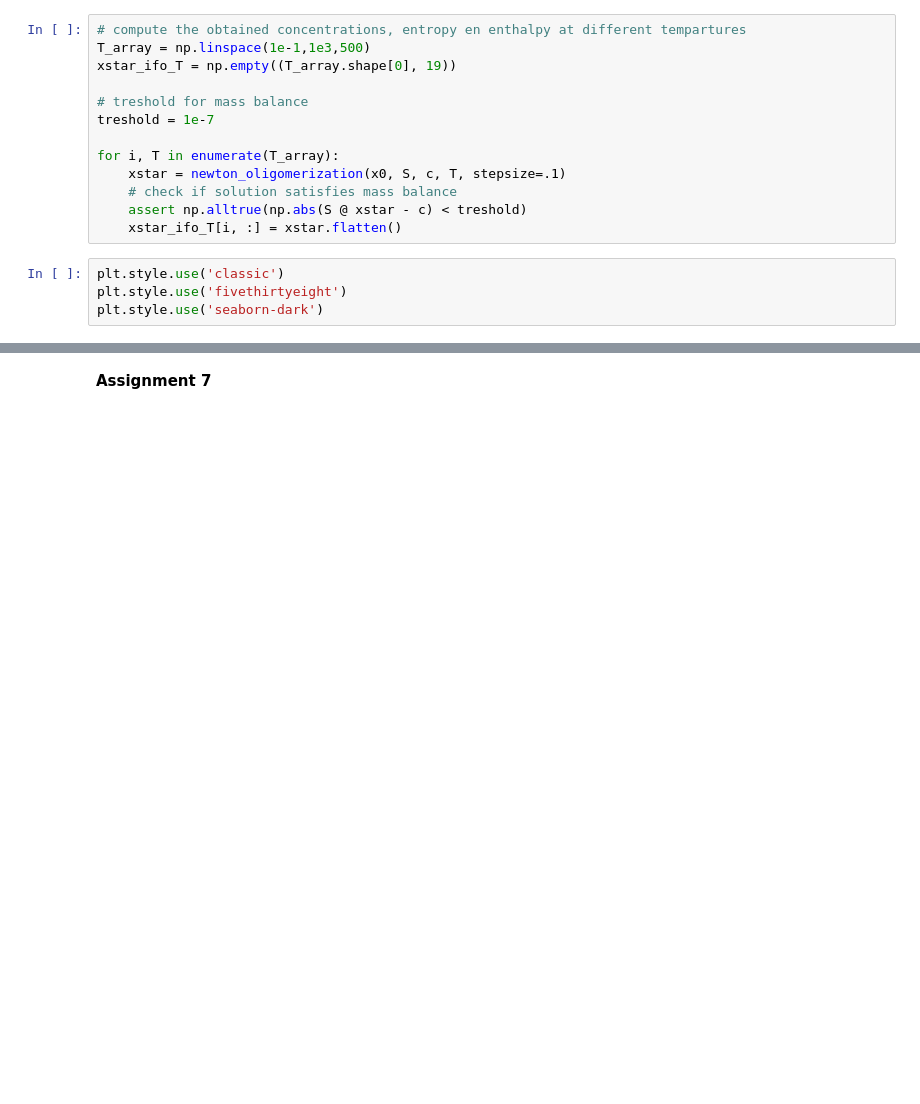
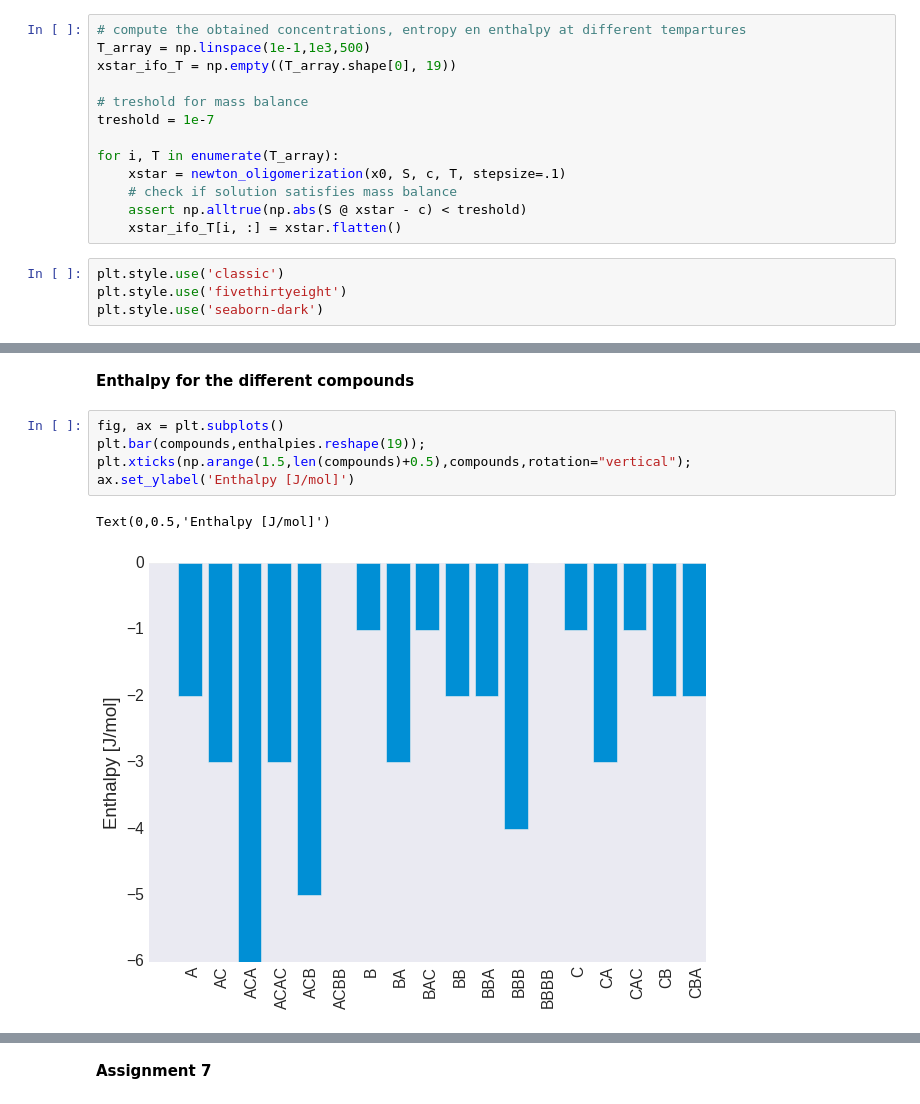
Before and after one commit to Beramos/SelectedTopicsOptimization, a Jupyter notebook: Chapters/04.ProjectConvexOptimization/Project_convex.ipynb, the cells around one changed output, grey strips where cells are left out. Drawn from its saved outputs; the diff is of its cells as text; blank space fills up the shorter version.

```diff
--- a/Chapters/04.ProjectConvexOptimization/Project_convex.ipynb
+++ b/Chapters/04.ProjectConvexOptimization/Project_convex.ipynb
@@ -431,0 +519,10 @@ Rather than interpreting the plots of Entropy and Enthalpy separately, the Gibbs
+# %% [markdown]
+**Enthalpy for the different compounds**
+# %%
+fig, ax = plt.subplots()
+plt.bar(compounds,enthalpies.reshape(19));
+plt.xticks(np.arange(1.5,len(compounds)+0.5),compounds,rotation="vertical");
+ax.set_ylabel('Enthalpy [J/mol]')
+# %% [output]
+Text(0,0.5,'Enthalpy [J/mol]')
+[figure, added]
```
Also changed, not shown: parts of 16 cells of this notebook.
